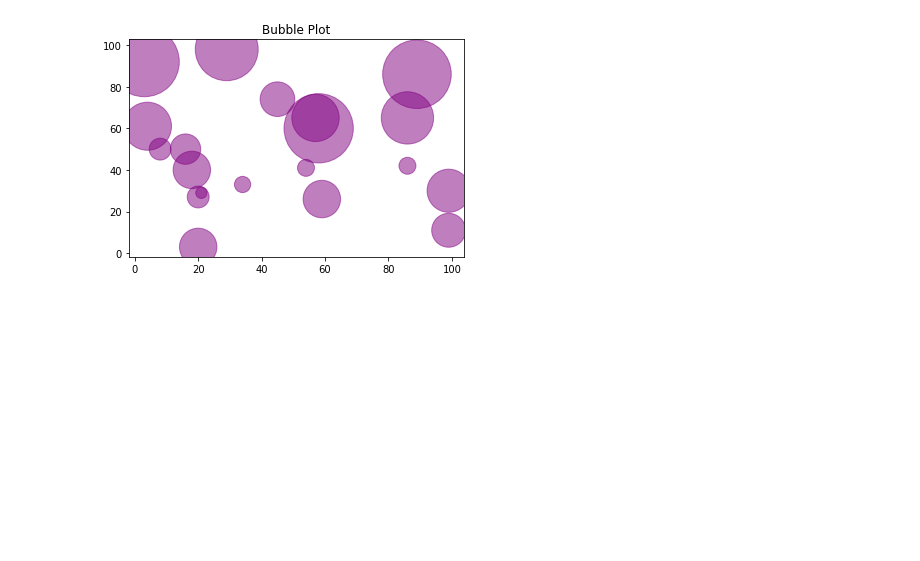
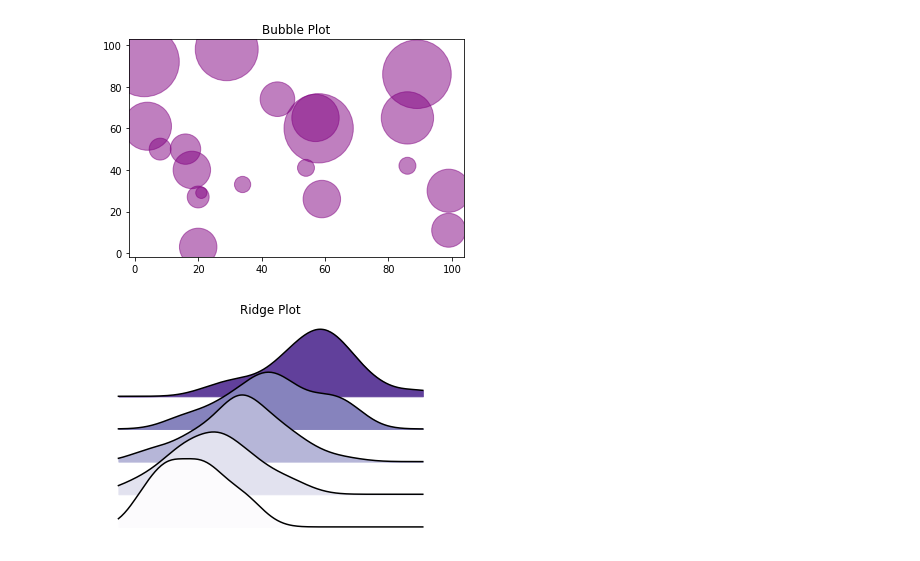
Before and after one commit to steffincodes/googlecolabnotbooks, a Jupyter notebook: Matplotlib101.ipynb, the cells around one changed output. Drawn from its saved outputs; the diff is of its cells as text; code cells hidden in the pictures; blank space fills up the shorter version.

Commit message:
🕹️ Ridgeline/Joy Plot

```diff
--- a/Matplotlib101.ipynb
+++ b/Matplotlib101.ipynb
@@ -386,3 +386,32 @@ plt.scatter(x,y,z*z/2,'purple',alpha=0.5)
 plt.title('Bubble Plot');
 # %% [output]
 [figure]
+# %%
+import matplotlib
+import matplotlib.pyplot as plt
+import numpy as np
+from scipy.stats import norm
+from scipy.stats.kde import gaussian_kde
+
+X = [norm.rvs(i,2,50) for i in range(5)]
+cmap = matplotlib.cm.Purples
+normal = matplotlib.colors.Normalize(0,len(X))
+colors = [cmap(normal(x)) for x in range(0,len(X))]
+
+X_full = np.concatenate(X)
+x = np.linspace(np.min(X_full),np.max(X_full),200)
+
+for i,d in enumerate(X):
+  pdf = gaussian_kde(d)
+  c = pdf(x)
+  y = i*0.1
+  plt.fill_between(
+      x,np.ones(200)*y,c+y,
+      zorder=len(X)-i+1,color=colors[i]
+  )
+  plt.plot(x,c+y,c='k',zorder=len(X)-i+1)
+
+plt.axis('off')
+plt.title('Ridge Plot');
+# %% [output]
+[figure, added]
```
